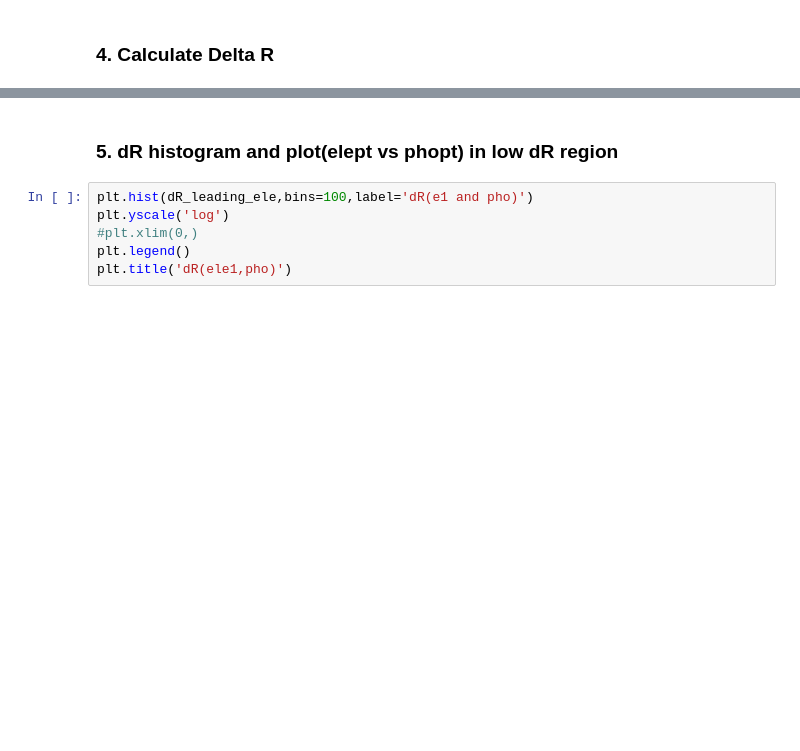
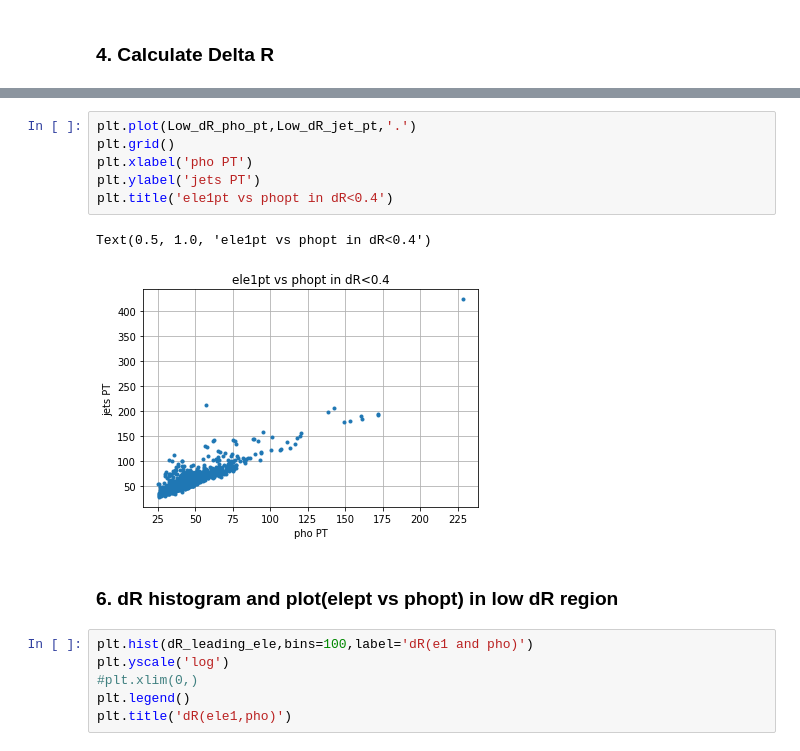
Before and after one commit to JW-corp/J.W_Analysis, a Jupyter notebook: Coffea_WZG/Jupyter/Photon_dR_data.ipynb, the cells around one changed output, grey strips where cells are left out. Drawn from its saved outputs; the diff is of its cells as text; blank space fills up the shorter version.

```diff
--- a/Coffea_WZG/Jupyter/Photon_dR_data.ipynb
+++ b/Coffea_WZG/Jupyter/Photon_dR_data.ipynb
@@ -111,5 +171,14 @@ Wall time: 26.2 s
+# %%
+plt.plot(Low_dR_pho_pt,Low_dR_jet_pt,'.')
+plt.grid()
+plt.xlabel('pho PT')
+plt.ylabel('jets PT')
+plt.title('ele1pt vs phopt in dR<0.4')
+# %% [output]
+Text(0.5, 1.0, 'ele1pt vs phopt in dR<0.4')
+[figure, added]
 # %% [markdown]
-### 5. dR histogram and plot(elept vs phopt) in low dR region
+### 6. dR histogram and plot(elept vs phopt) in low dR region
 # %%
 plt.hist(dR_leading_ele,bins=100,label='dR(e1 and pho)')
 plt.yscale('log')
```
Also changed, not shown: parts of 15 cells of this notebook.
